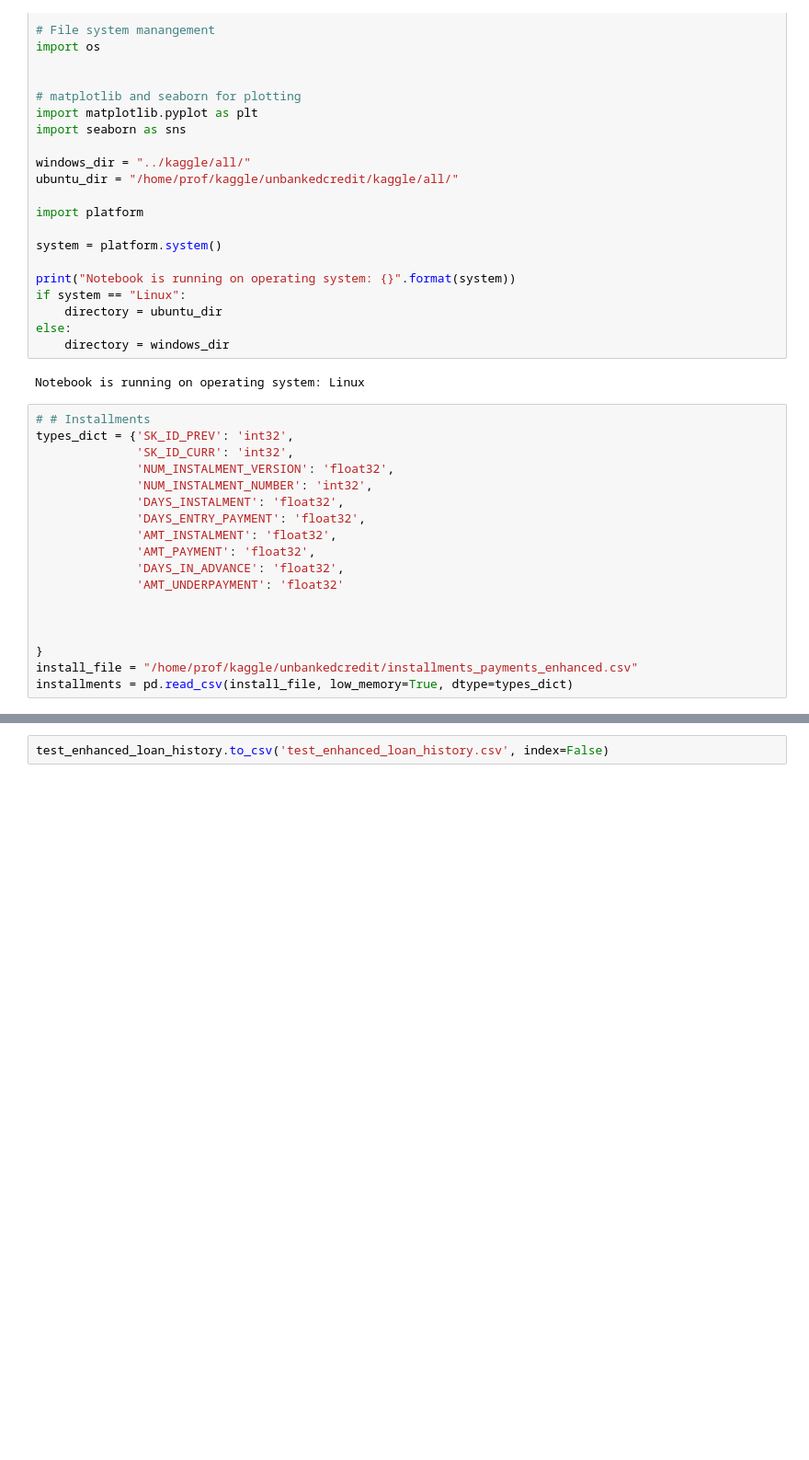
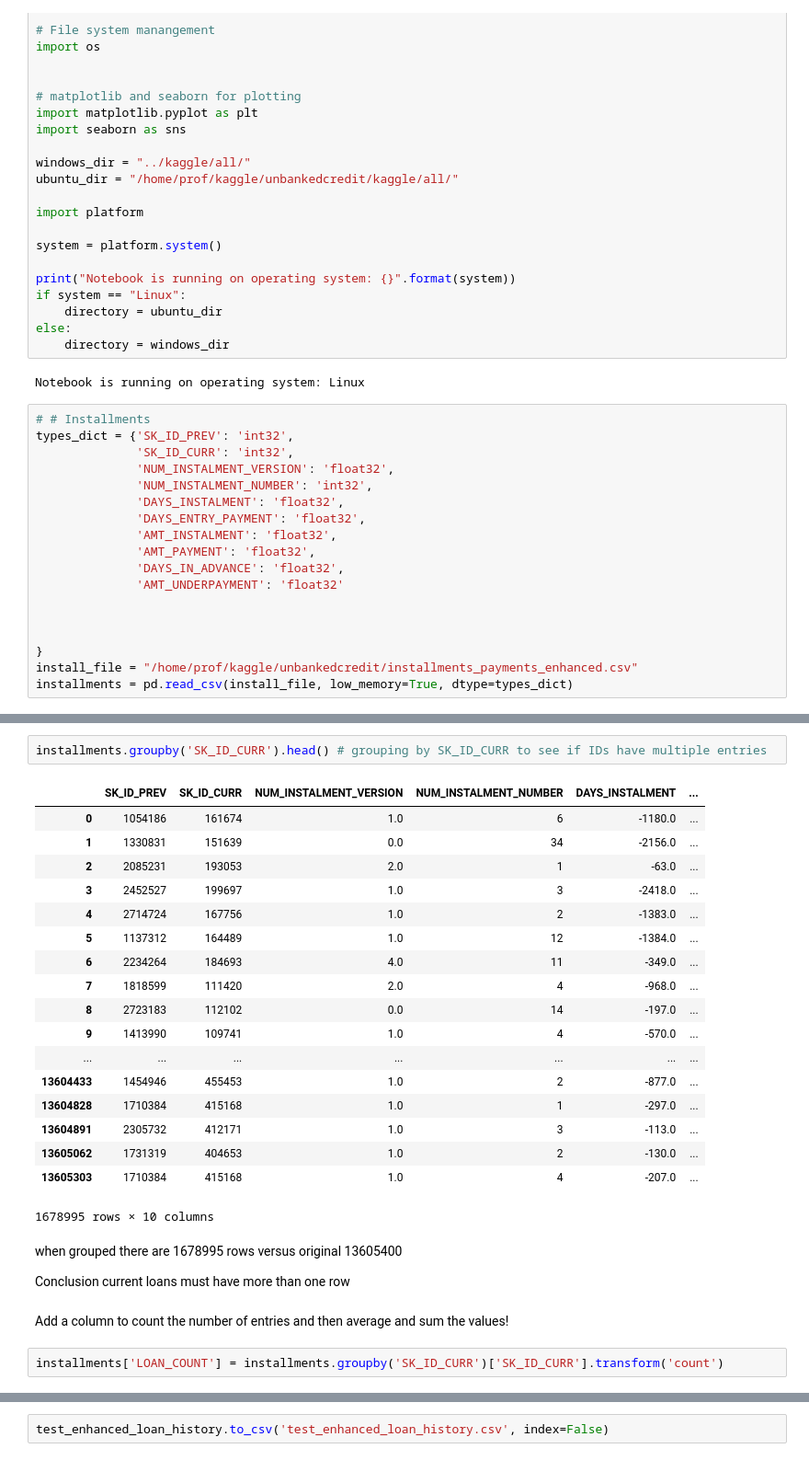
Before and after one commit to LegalEd/unbankedcredit, a Jupyter notebook: merge pd memory issue.ipynb, the cells around one changed output, grey strips where cells are left out. Shown at 92% size. Drawn from its saved outputs; the diff is of its cells as text; blank space fills up the shorter version.

Commit message:
extracting data (averages, sums) from credit card data

```diff
--- a/merge pd memory issue.ipynb
+++ b/merge pd memory issue.ipynb
@@ -49,0 +70,29 @@ installments = pd.read_csv(install_file, low_memory=True, dtype=types_dict)
+# %%
+installments.groupby('SK_ID_CURR').head() # grouping by SK_ID_CURR to see if IDs have multiple entries
+# %% [output]
+|  | SK_ID_PREV | SK_ID_CURR | NUM_INSTALMENT_VERSION | NUM_INSTALMENT_NUMBER | DAYS_INSTALMENT | ... |
+| 0 | 1054186 | 161674 | 1.0 | 6 | -1180.0 | ... |
+| 1 | 1330831 | 151639 | 0.0 | 34 | -2156.0 | ... |
+| 2 | 2085231 | 193053 | 2.0 | 1 | -63.0 | ... |
+| 3 | 2452527 | 199697 | 1.0 | 3 | -2418.0 | ... |
+| 4 | 2714724 | 167756 | 1.0 | 2 | -1383.0 | ... |
+| 5 | 1137312 | 164489 | 1.0 | 12 | -1384.0 | ... |
+| 6 | 2234264 | 184693 | 4.0 | 11 | -349.0 | ... |
+| 7 | 1818599 | 111420 | 2.0 | 4 | -968.0 | ... |
+| 8 | 2723183 | 112102 | 0.0 | 14 | -197.0 | ... |
+| 9 | 1413990 | 109741 | 1.0 | 4 | -570.0 | ... |
+| ... | ... | ... | ... | ... | ... | ... |
+| 13604433 | 1454946 | 455453 | 1.0 | 2 | -877.0 | ... |
+| 13604828 | 1710384 | 415168 | 1.0 | 1 | -297.0 | ... |
+| 13604891 | 2305732 | 412171 | 1.0 | 3 | -113.0 | ... |
+| 13605062 | 1731319 | 404653 | 1.0 | 2 | -130.0 | ... |
+| 13605303 | 1710384 | 415168 | 1.0 | 4 | -207.0 | ... |
+1678995 rows × 10 columns
+# %% [markdown]
+when grouped there are 1678995 rows versus original 13605400
+
+Conclusion current loans must have more than one row
+# %% [markdown]
+Add a column to count the number of entries and then average and sum the values!
+# %%
+installments['LOAN_COUNT'] = installments.groupby('SK_ID_CURR')['SK_ID_CURR'].transform('count')
```
Also changed, not shown: parts of 23 cells of this notebook, 2 other files.
